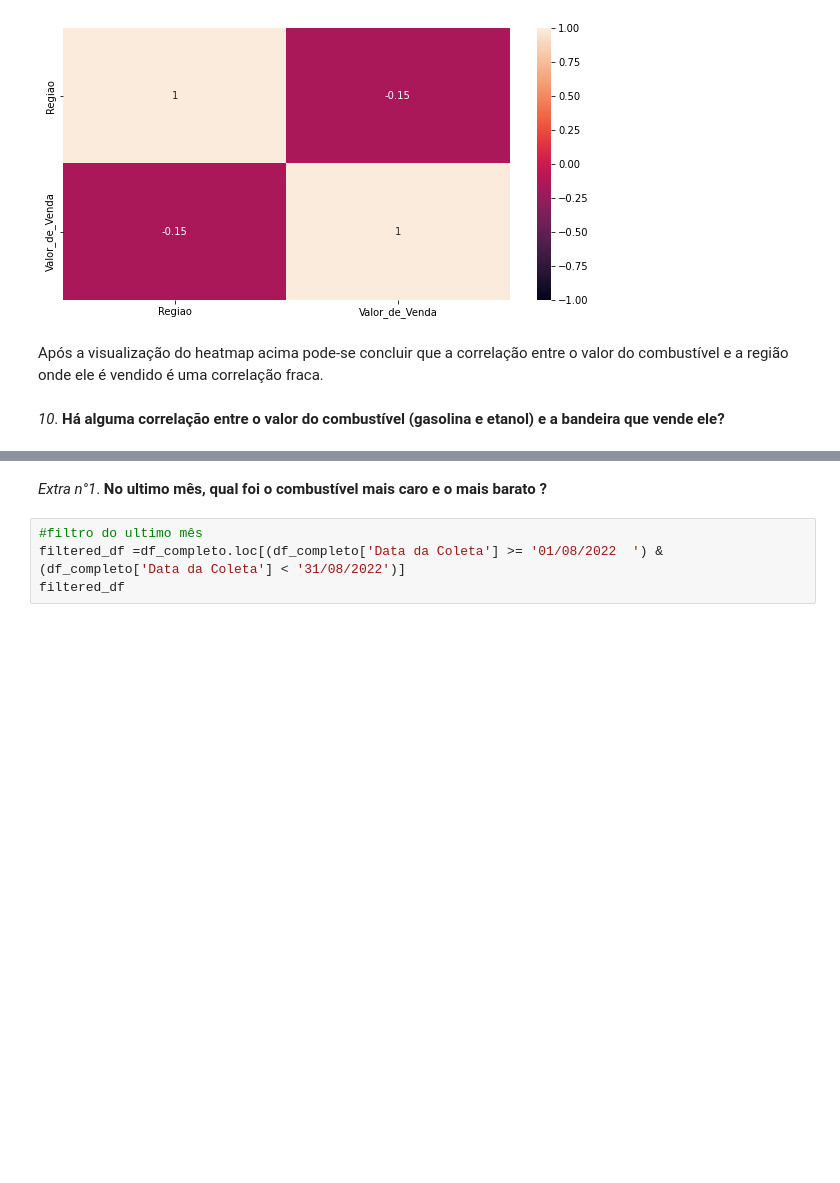
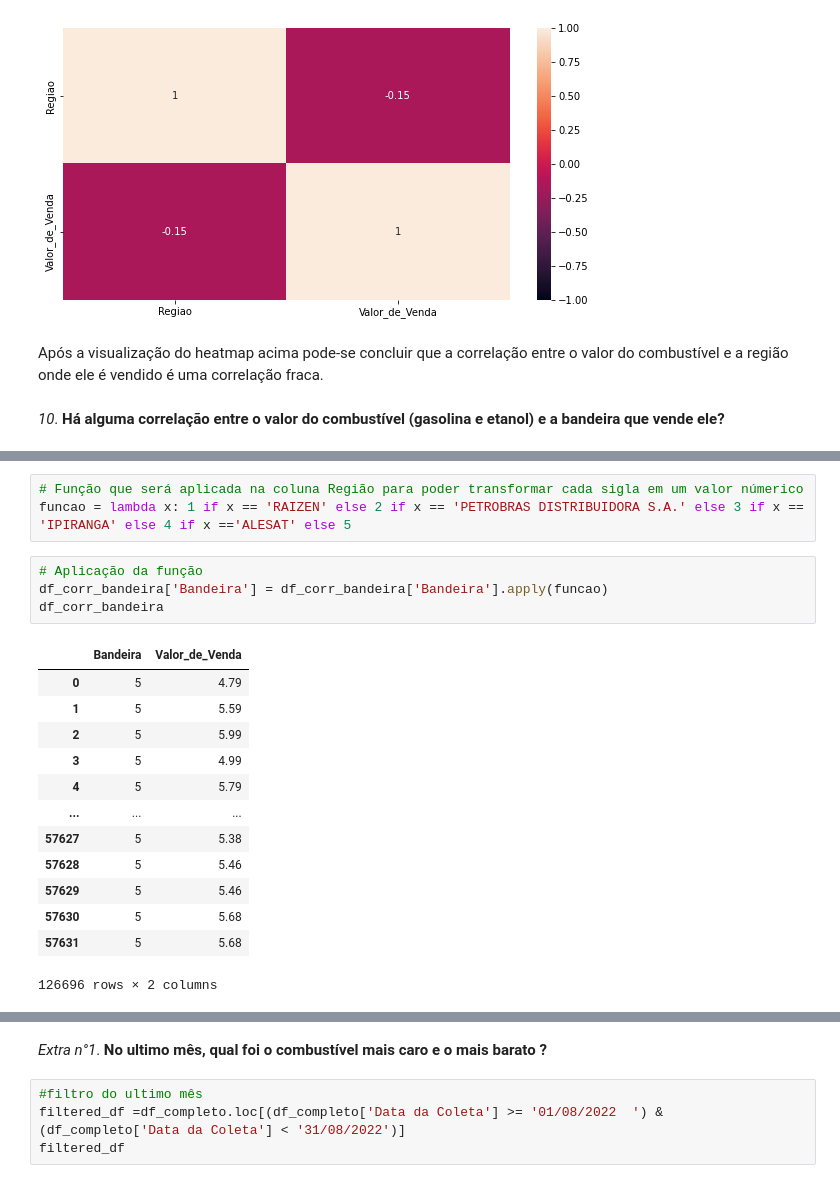
Before and after one commit to gustavovarella/Projeto_m4, a Jupyter notebook: PROJETO_M4.ipynb, the cells around one changed output, grey strips where cells are left out. Saved outputs shown, nothing was run; the diff lists cells and outputs as text; blank space fills up the shorter version.

```diff
--- a/PROJETO_M4.ipynb
+++ b/PROJETO_M4.ipynb
@@ -618,0 +616,21 @@ Com o gráfico acima podemos ver a diferença da média do valor de venda nacion
+# %%
+# Função que será aplicada na coluna Região para poder transformar cada sigla em um valor númerico
+funcao = lambda x: 1 if x == 'RAIZEN' else 2 if x == 'PETROBRAS DISTRIBUIDORA S.A.' else 3 if x == 'IPIRANGA' else 4 if x =='ALESAT' else 5
+# %%
+# Aplicação da função
+df_corr_bandeira['Bandeira'] = df_corr_bandeira['Bandeira'].apply(funcao)
+df_corr_bandeira
+# %% [output]
+|  | Bandeira | Valor_de_Venda |
+| 0 | 5 | 4.79 |
+| 1 | 5 | 5.59 |
+| 2 | 5 | 5.99 |
+| 3 | 5 | 4.99 |
+| 4 | 5 | 5.79 |
+| ... | ... | ... |
+| 57627 | 5 | 5.38 |
+| 57628 | 5 | 5.46 |
+| 57629 | 5 | 5.46 |
+| 57630 | 5 | 5.68 |
+| 57631 | 5 | 5.68 |
+126696 rows × 2 columns
```
Also changed, not shown: parts of 5 cells of this notebook.
